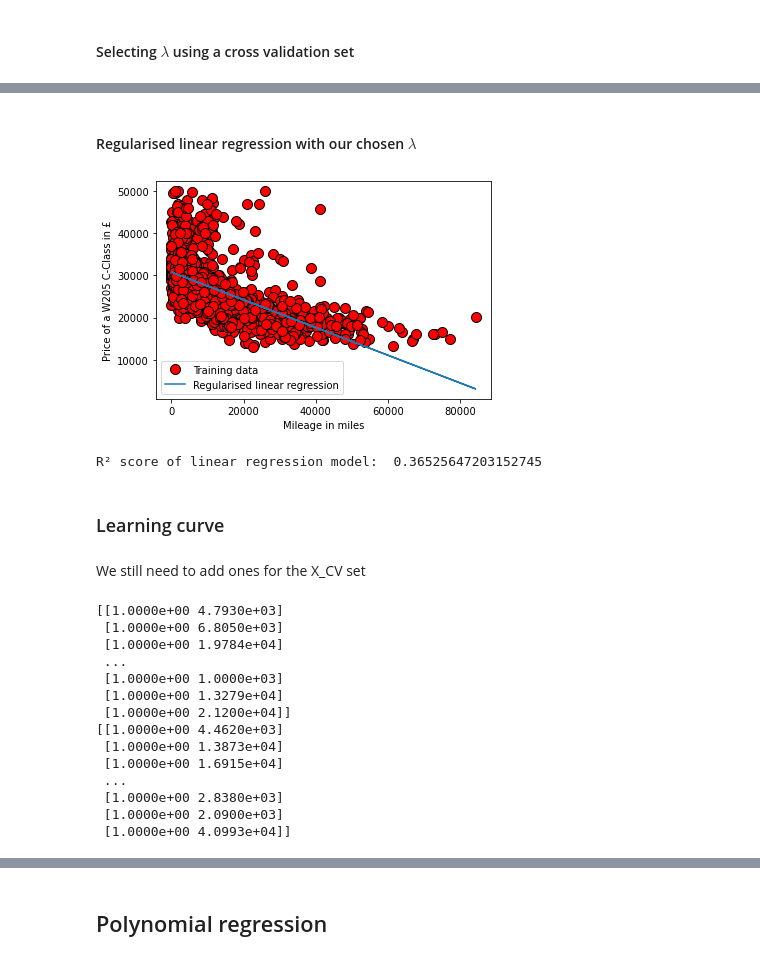
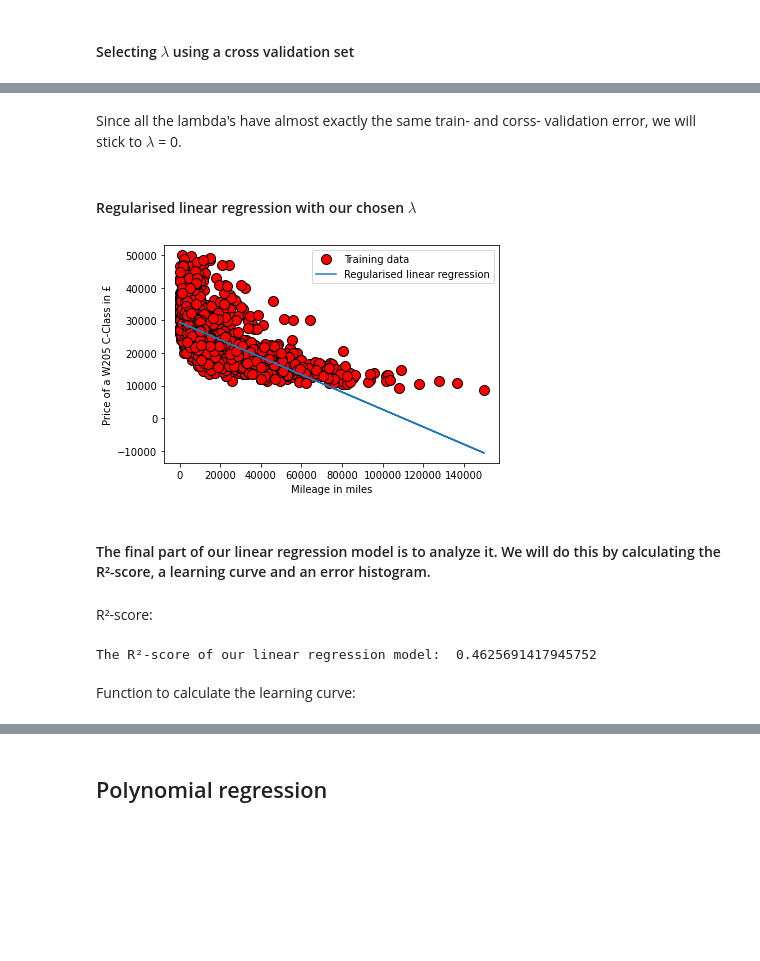
Before and after one commit to LuigiGuerriero1999/machine_learning_project, a Jupyter notebook: Machine Learning Project UK Used Car Data .ipynb, the cells around one changed output, grey strips where cells are left out. Cells and saved outputs as stored; diff of their text form; code cells hidden in the pictures; blank space fills up the shorter version.

```diff
--- a/Machine Learning Project UK Used Car Data .ipynb
+++ b/Machine Learning Project UK Used Car Data .ipynb
@@ -150,5 +127,8 @@ There are a lot of outliers above the 50000 price that do not respresent the maj
 Since we want to examine the C-class W205 model we have to filter out the C-classes that are not in the 2014-2021 year-range:
 # %%
 cclass = cclass.loc[(cclass['price'] >= 0) & (cclass['price'] <= 50000)]
+cclass = cclass[(cclass['year'] > 2014) & (cclass['year'] < 2022)]
+display(cclass)
+
 sbn.distplot(cclass["price"])
 # %% [output]
@@ -157,4 +149,0 @@ sbn.distplot(cclass["price"])
-# %%
-cclass = cclass[(cclass['year'] > 2016) & (cclass['year'] < 2022)]
-display(cclass)
-print(len(cclass))
@@ -337,7 +274,7 @@ theta = np.zeros(2)
 
 # some gradient descent settings
 iterations = 100000
-alpha = 1
+alpha = 0.01
 
 theta, J_history = gradientDescent(X ,y, theta, alpha, iterations)
 print('Theta found by gradient descent: {:.4f}, {:.4f}'.format(*theta))
@@ -476,22 +382,31 @@ lambda          Train Error     Validation Error
+# %% [markdown]
+Since all the lambda's have almost exactly the same train- and corss- validation error, we will stick to $\lambda$ = 0.
 # %% [markdown]
 #### Regularised linear regression with our chosen $\lambda$
 # %%
+# calculate theta
 theta_regularized = trainLinearReg(linearRegCostFunction, X, y, lambda_=0)
+
 # plot the linear fit
-plotData(X_not_norm_stacked[:, 1], y)
+fig = pyplot.figure()  # open a new figure
+pyplot.plot(X_not_norm_stacked[:, 1], y, 'ro', ms=10, mec='k')
+pyplot.ylabel('Price of a W205 C-Class in £')
+pyplot.xlabel('Mileage in miles')
 pyplot.plot(X_not_norm_stacked[:, 1], np.dot(X, theta_regularized), '-')
 pyplot.legend(['Training data', 'Regularised linear regression']);
 # %% [output]
-[figure, old version]
+[figure, new version]
+# %% [markdown]
+#### The final part of our linear regression model is to analyze it. We will do this by calculating the R²-score, a learning curve and an error histogram.
+# %% [markdown]
+R²-score:
 # %%
 y_pred = np.dot(X, theta_regularized)
-#print(y_pred)
-#print(y)
-print("R² score of linear regression model: ",r2_score(y, y_pred))
+print("The R²-score of our linear regression model: ",r2_score(y, y_pred))
 # %% [output]
-R² score of linear regression model:  0.36525647203152745
+The R²-score of our linear regression model:  0.4625691417945752
 # %% [markdown]
-### Learning curve
+Function to calculate the learning curve:
 # %%
 def learningCurve(X, y, Xval, yval, lambda_=0):
     # Number of training examples
@@ -512,27 +424,2 @@ def learningCurve(X, y, Xval, yval, lambda_=0):
     return error_train, error_val
-# %% [markdown]
-We still need to add ones for the X_CV set
-# %%
-#mu_CV = np.mean(X_CV, axis = 0)
-#sigma_CV = np.std(X_CV, axis = 0)
-#X_CV_norm = (X_CV - mu_CV) / sigma_CV
-
-X_CV_with_ones = np.concatenate([np.ones((y_CV.size,1)), X_CV], axis=1)
-print(X_CV_with_ones)
-print(X_not_norm_stacked)
-# %% [output]
-[[1.0000e+00 4.7930e+03]
- [1.0000e+00 6.8050e+03]
- [1.0000e+00 1.9784e+04]
- ...
- [1.0000e+00 1.0000e+03]
- [1.0000e+00 1.3279e+04]
- [1.0000e+00 2.1200e+04]]
-[[1.0000e+00 4.4620e+03]
- [1.0000e+00 1.3873e+04]
- [1.0000e+00 1.6915e+04]
- ...
- [1.0000e+00 2.8380e+03]
- [1.0000e+00 2.0900e+03]
- [1.0000e+00 4.0993e+04]]
 # %% [markdown]
```
Also changed, not shown: parts of 73 cells of this notebook.
